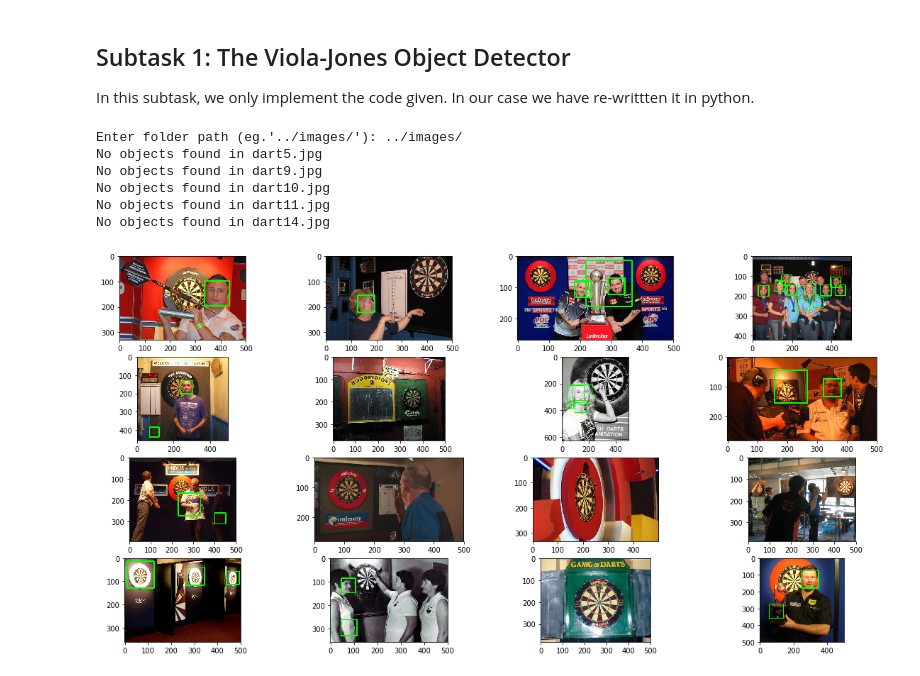
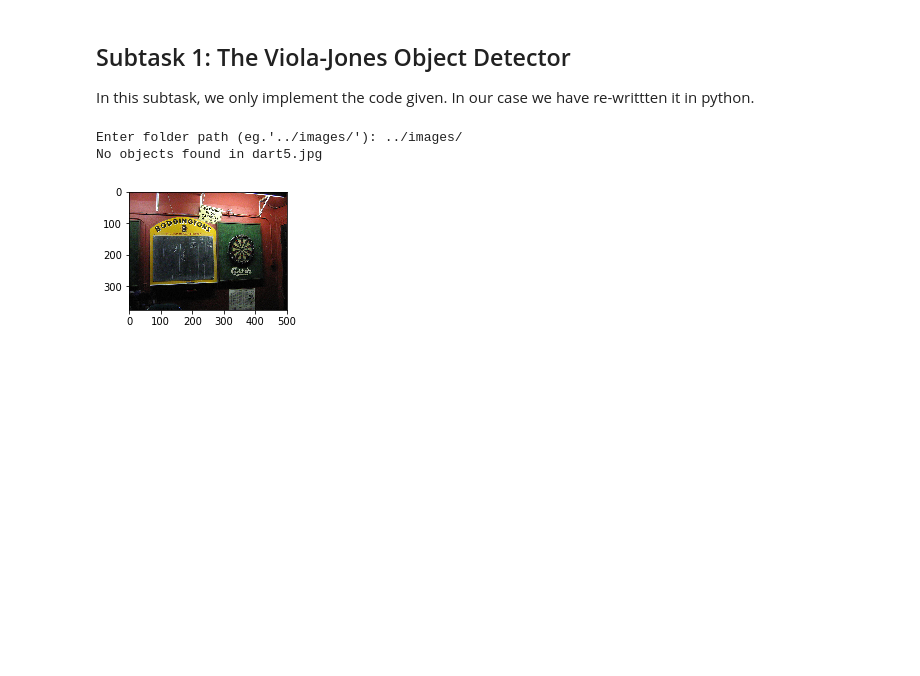
Before and after one commit to kheeran/COMS30121-Image-Processing-and-Computer-Vision, a Jupyter notebook: Subtask1/Q1.ipynb, the cells around one changed output. Saved outputs shown, nothing was run; the diff lists cells and outputs as text; code cells hidden in the pictures; blank space fills up the shorter version.

```diff
--- a/Subtask1/Q1.ipynb
+++ b/Subtask1/Q1.ipynb
@@ -36,42 +36,38 @@ fig = plt.figure()
 #number of test images
 N=len(onlyfiles)
 
-for i in range (0,N):
+for i in range (5,6):
     #load image
     location = mypath + onlyfiles[i]
 
     image = cv2.imread(location)
     image = imresize(image)
 
     gray = cv2.cvtColor(image, cv2.COLOR_BGR2GRAY)
 
     #run classifier
-    obj = obj_classifier.detectMultiScale(gray, 1.1, 1, 0|cv2.CASCADE_SCALE_IMAGE, (50,50), (500,500))
+    obj = obj_classifier.detectMultiScale(gray, 1.1, 1, 0, (50,50), (500,500))
 
     #check if emppty
     if obj is ():
         print('No objects found in ' + str("dart") + str(i) + str(".jpg"))
 
     # Visualise classifier: Draw box by iteration
     for (x,y,w,h) in obj:
         cv2.rectangle(image, (x,y), (x+w,y+h), (0,255,0), 3)
 
     saveloc = (str("faceclassified/") + onlyfiles[i])
     cv2.imwrite(saveloc,image)
 #     plot figures
     cols = 4
     rows = math.ceil(N/cols)
     ax = fig.add_subplot(rows, cols, i+1)
     imagergb = cv2.cvtColor(image, cv2.COLOR_BGR2RGB)
     ax.imshow(imagergb)
 # imshow(image)
 #cv2.imwrite('detected.jpg', detected)
 #cv2.destroyAllWindows()
 # %% [output]
 Enter folder path (eg.'../images/'): ../images/
 No objects found in dart5.jpg
-No objects found in dart9.jpg
-No objects found in dart10.jpg
-No objects found in dart11.jpg
-No objects found in dart14.jpg
-[figure, old version]
+[figure, new version]
```
Also changed, not shown: 31 other files.
